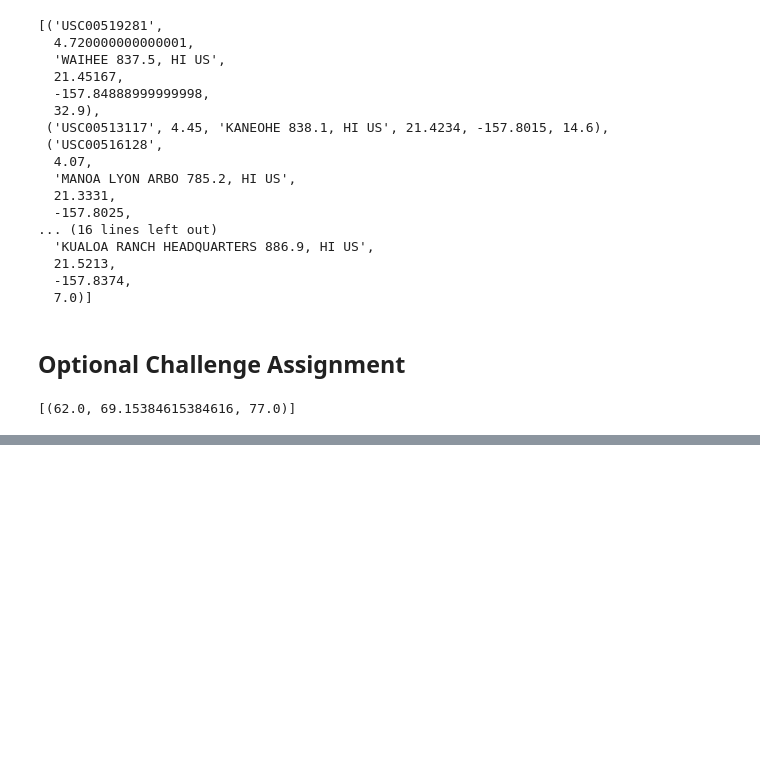
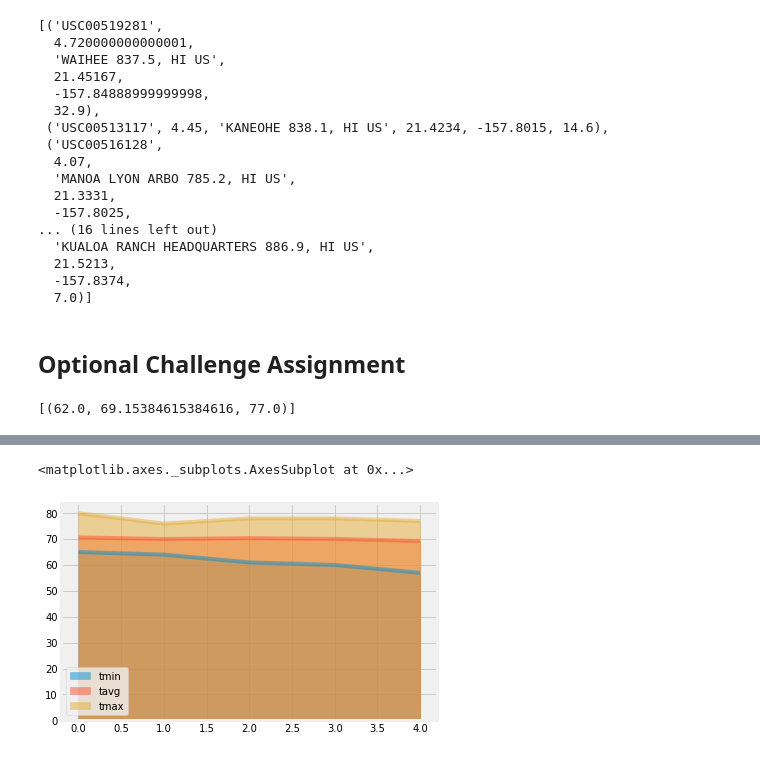
Before and after one commit to thusneem/sql_alchemy, a Jupyter notebook: climate_starter.ipynb, the cells around one changed output, grey strips where cells are left out. Cells and saved outputs as stored; diff of their text form; code cells hidden in the pictures; blank space fills up the shorter version.

```diff
--- a/climate_starter.ipynb
+++ b/climate_starter.ipynb
@@ -338,2 +337,8 @@ results_df
+# %%
+
+results_df.plot.area(stacked=False)
+# %% [output]
+<matplotlib.axes._subplots.AxesSubplot at 0x...>
+[figure, added]
 # %%
 # Plot the daily normals as an area plot with `stacked=False`
```
Also changed, not shown: parts of 3 cells of this notebook.
